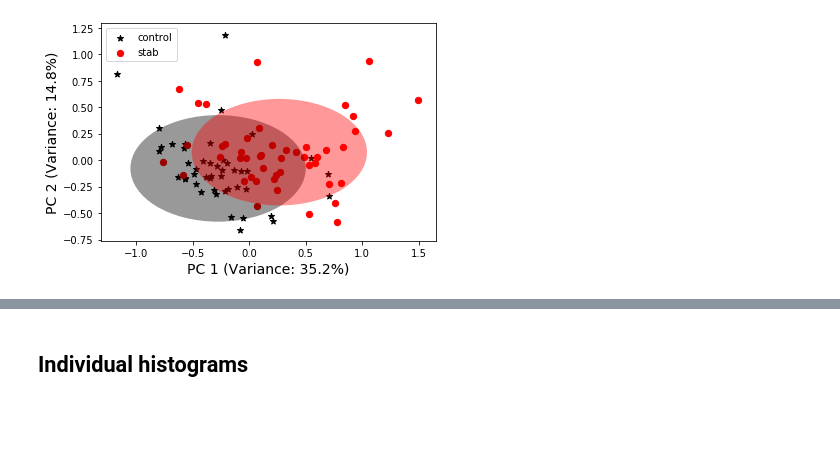
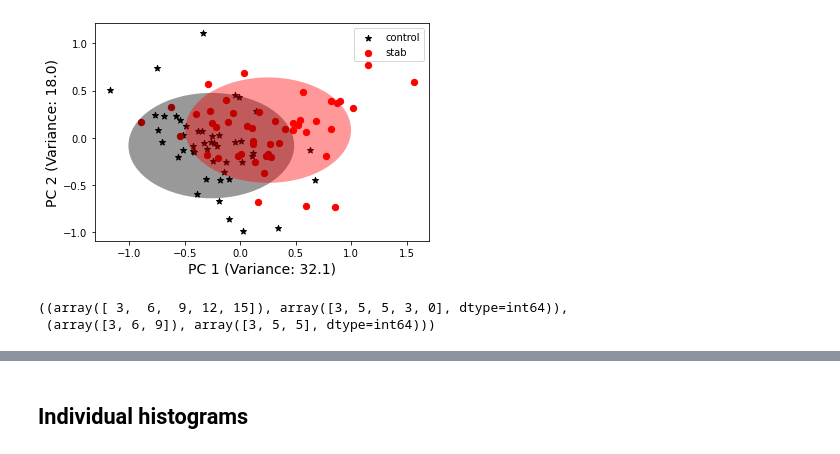
Before and after one commit to swanandlab/SMorph, a Jupyter notebook: group_analysis.ipynb, the cells around one changed output, grey strips where cells are left out. Saved outputs shown, nothing was run; the diff lists cells and outputs as text; code cells hidden in the pictures; blank space fills up the shorter version.

```diff
--- a/group_analysis.ipynb
+++ b/group_analysis.ipynb
@@ -37,7 +37,10 @@ Datasets/CTRLvsSTAB/stab/MAX_SW MICE 2_SEC 1_GFAP_LEFT_CA1 _IPSI_1-2_2.tif
 # %%
-cells.pca(color_dict, marker)
+cells.pca(3, color_dict, marker)
+cells.sholl_original_plots[0], cells.sholl_polynomial_plots[0]
 # %% [output]
-[figure, old version]
+[figure, new version]
+((array([ 3,  6,  9, 12, 15]), array([3, 5, 5, 3, 0], dtype=int64)),
+ (array([3, 6, 9]), array([3, 5, 5], dtype=int64)))
 # %%
 cells.plot_feature_significance_heatmap()
 # %% [output]
```
Also changed, not shown: parts of 6 cells of this notebook.
